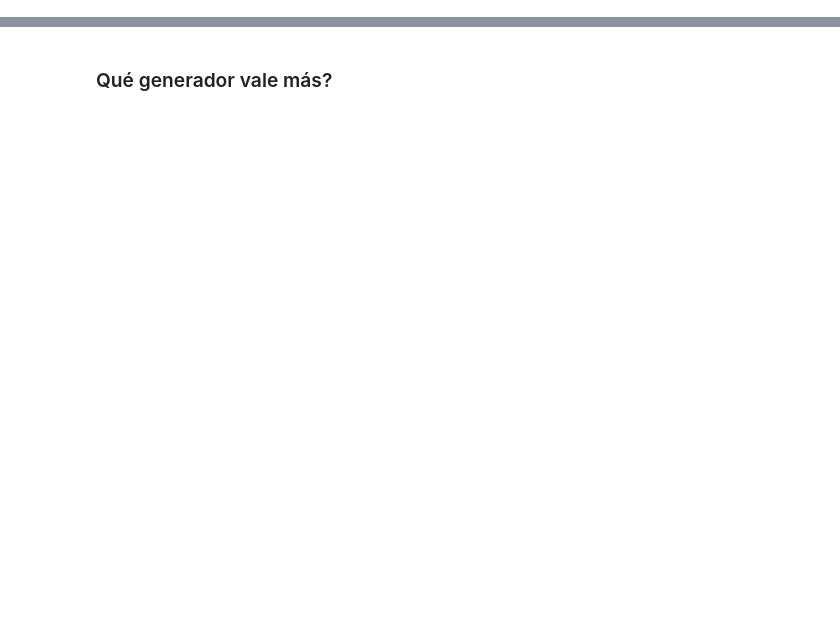
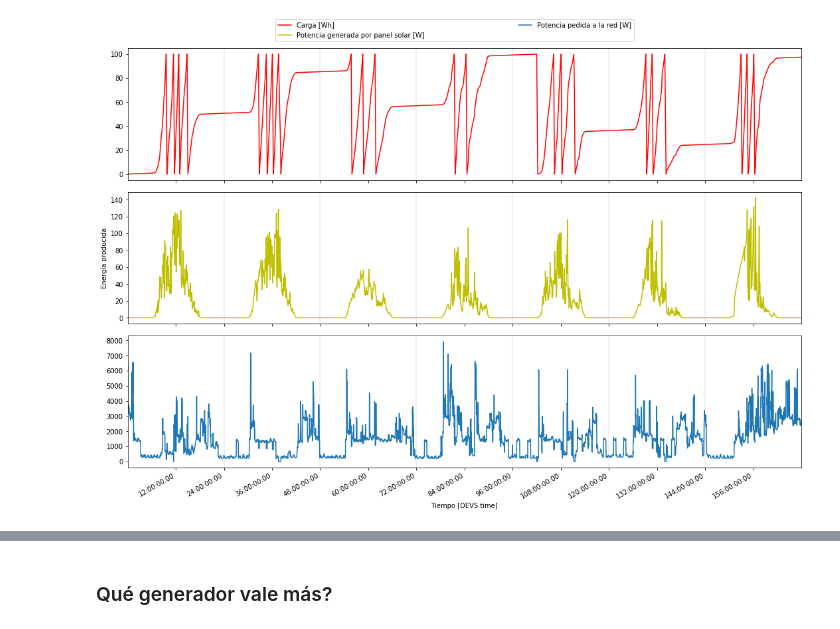
Before and after one commit to aumfurer/devs-smart-grid, a Jupyter notebook: Notebooks/DEVSOutputAnalysis.ipynb, the cells around one changed output, grey strips where cells are left out. Drawn from its saved outputs; the diff is of its cells as text; code cells hidden in the pictures; blank space fills up the shorter version.

```diff
--- a/Notebooks/DEVSOutputAnalysis.ipynb
+++ b/Notebooks/DEVSOutputAnalysis.ipynb
@@ -9 +17,4 @@ import math
+# %%
+# CONSTANTS
+SIMULATION_DAYS = 7; TRANSPARENCY = .4
 # %%
@@ -76,0 +127,25 @@ batteryState = parsedData[parsedData.port == 'controlbatterystate']
+# %%
+fig, ax = plt.subplots(nrows=3, ncols=1, figsize = (15,10))
+
+ax[0].plot(chargeChanges.time, chargeChanges.charge, color='r', label='Carga [Wh]')
+
+ax[1].plot(generatedSolarPower.time, generatedSolarPower.value, color='y', label='Potencia generada por panel solar [W]')
+ax[1].set_ylabel('Energía producida')
+
+setDailyVLines(ax)
+applyToAxis(ax, lambda axes: axes.set_xlim(left=0, right=daysToHours(7)))
+applyToAxis(ax, lambda axes: axes.set_xticks(np.arange(daysToHours(.5),daysToHours(SIMULATION_DAYS), daysToHours(.5))))
+
+ax[2].plot(gridOutData.time, gridOutData.value, label='Potencia pedida a la red [W]')
+ax[2].xaxis.set_major_formatter(ticker.FuncFormatter(format_date))
+ax[2].set_xlabel('Tiempo [DEVS time]')
+
+# fig.legend(loc=(.76,.88))
+fig.legend(bbox_to_anchor=(0.25, .99, .5, .102),ncol=2, mode="expand", borderaxespad=0.,loc=3)
+
+fig.autofmt_xdate()
+
+plt.tight_layout()
+plt.show()
+# %% [output]
+[figure, added]
```
Also changed, not shown: parts of 30 cells of this notebook.
